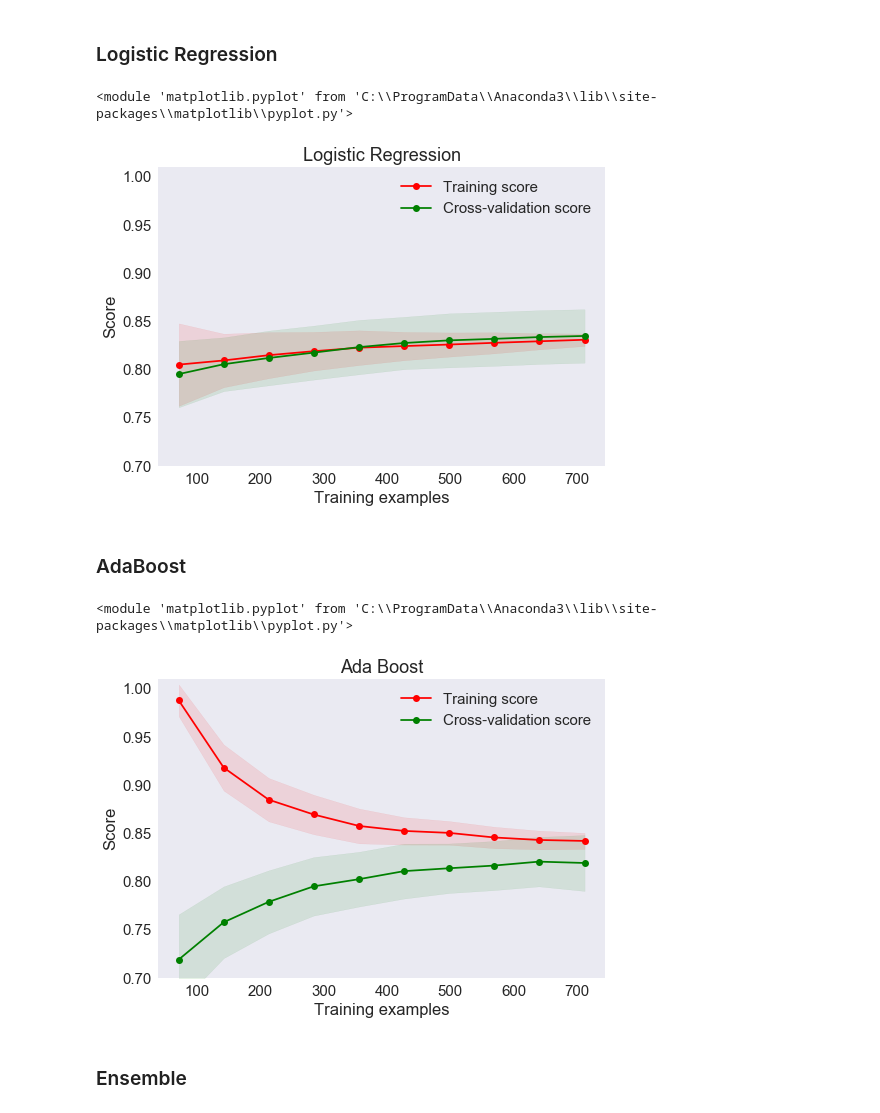
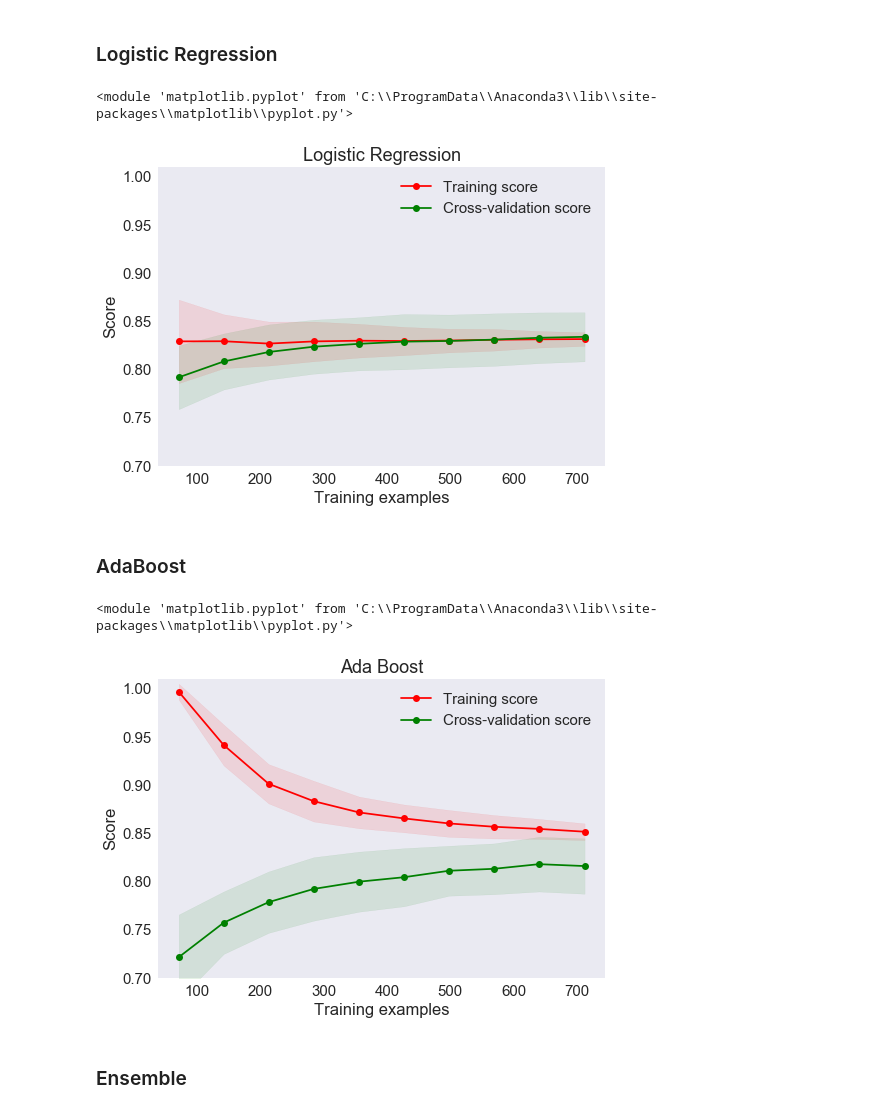
Before and after one commit to yuichiro1988/Titanic-Machine-Learning-from-Disaster, a Jupyter notebook: titanic.ipynb, the cells around one changed output. Cells and saved outputs as stored; diff of their text form; code cells hidden in the pictures.

```diff
--- a/titanic.ipynb
+++ b/titanic.ipynb
@@ -592,13 +748,12 @@ plt.ylabel("count")
 # %%
-from sklearn.ensemble import RandomForestRegressor
-
 df_train_age = combined[combined.Age.notnull()]
+df_train_age = df_train_age[df_train_age["Age"] < 70]
 df_test_age = combined[combined.Age.isnull()]
 
-predictors_age = df_train_age.columns.drop(["Age"])
+rfr.fit(df_train_age.drop("Age", axis=1), df_train_age["Age"])
+predicted_age = rfr.predict(df_test_age.drop("Age", axis=1))
+combined.loc[combined["Age"].isnull(), "Age"] = predicted_age
 
-rfr = RandomForestRegressor(n_estimators=200, random_state=1)
-rfr.fit(df_train_age[predictors_age], df_train_age["Age"])
-prediction_age = rfr.predict(df_test_age[predictors_age])
-
-combined.loc[(combined.Age.isnull()), "Age"] = prediction_age
+sns.distplot(combined["Age"], bins=80, kde=False, color="red")
+sns.plt.title("Age Distribution")
+plt.ylabel("count")
@@ -682,7 +833,11 @@ def plot_learning_curve(estimator, title, X, y, ylim=None, cv=None,
 from sklearn.ensemble import RandomForestClassifier
 
 title = "Random Forest"
-rfc = RandomForestClassifier(n_estimators=100, random_state=1)
+rfc = RandomForestClassifier(n_estimators=200,
+                            max_features="sqrt",
+                            random_state=1,
+                            n_jobs=-1,
+                            max_depth=10)
 rfc.fit(df_train_X, df_train_y)
 plot_learning_curve(rfc, title, df_train_X, df_train_y, ylim=(0.7, 1.01), cv=cv, n_jobs=-1)
 # %% [output]
@@ -709,11 +864,10 @@ plt.show()
 # %% [markdown]
 ### Random Forest
 # %%
-from sklearn.ensemble import RandomForestClassifier
-
 title = "Random Forest"
-selected_features = ["Title_Mr", "Age", "Fare", "Sex_male", "FamilySize"]
-rfc = RandomForestClassifier(n_estimators=100, random_state=1)
+#selected_features = ["Title_Mr", "Age", "Fare", "Sex_male", "FamilySize"]
+selected_features = ["Age", "Fare", "NameLength", "Title_Mr", "Sex_male", "Pclass", "Title_Miss", "Title_Mrs", "FamilySize"]
+#rfc = RandomForestClassifier(n_estimators=100, random_state=1)
 rfc.fit(df_train_X[selected_features], df_train_y)
 plot_learning_curve(rfc, title, df_train_X[selected_features], df_train_y, ylim=(0.7, 1.01), cv=cv, n_jobs=-1)
 # %% [output]
@@ -725,26 +879,26 @@ plot_learning_curve(rfc, title, df_train_X[selected_features], df_train_y, ylim=
 from sklearn.linear_model import LogisticRegression
 
 title = "Logistic Regression"
-selected_features = ["Title_Mr", "Age", "Fare", "Sex_male", "FamilySize"]
+#selected_features = ["Title_Mr", "Age", "Fare", "Sex_male", "FamilySize"]
 lr = LogisticRegression(random_state=1)
 lr.fit(df_train_X[selected_features], df_train_y)
 plot_learning_curve(lr, title, df_train_X[selected_features], df_train_y, ylim=(0.7, 1.01), cv=cv, n_jobs=-1)
 # %% [output]
 <module 'matplotlib.pyplot' from 'C:\\ProgramData\\Anaconda3\\lib\\site-packages\\matplotlib\\pyplot.py'>
-[figure, old version]
+[figure, new version]
 # %% [markdown]
 ### AdaBoost
 # %%
 from sklearn.ensemble import AdaBoostClassifier
 
 title = "Ada Boost"
-selected_features = ["Title_Mr", "Age", "Fare", "Sex_male", "FamilySize"]
+#selected_features = ["Title_Mr", "Age", "Fare", "Sex_male", "FamilySize"]
 adb = AdaBoostClassifier()
 adb.fit(df_train_X[selected_features], df_train_y)
 plot_learning_curve(adb, title, df_train_X[selected_features], df_train_y, ylim=(0.7, 1.01), cv=cv, n_jobs=-1)
 # %% [output]
 <module 'matplotlib.pyplot' from 'C:\\ProgramData\\Anaconda3\\lib\\site-packages\\matplotlib\\pyplot.py'>
-[figure, old version]
+[figure, new version]
 # %% [markdown]
 ### Ensemble
 # %%
```
Also changed, not shown: parts of 54 cells of this notebook.
